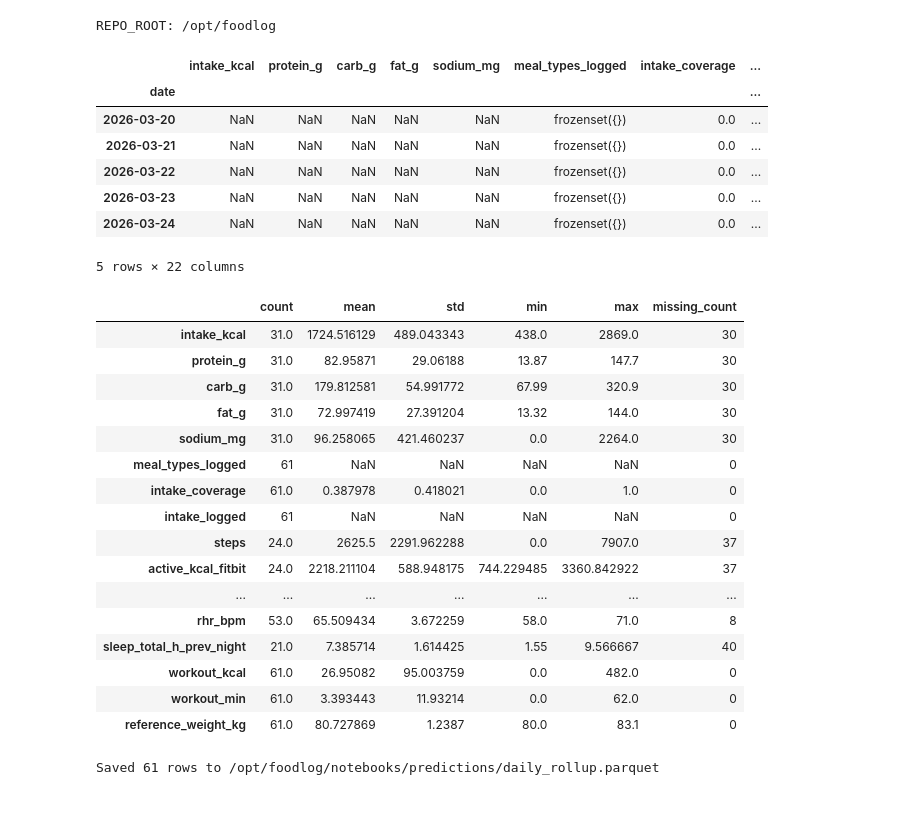
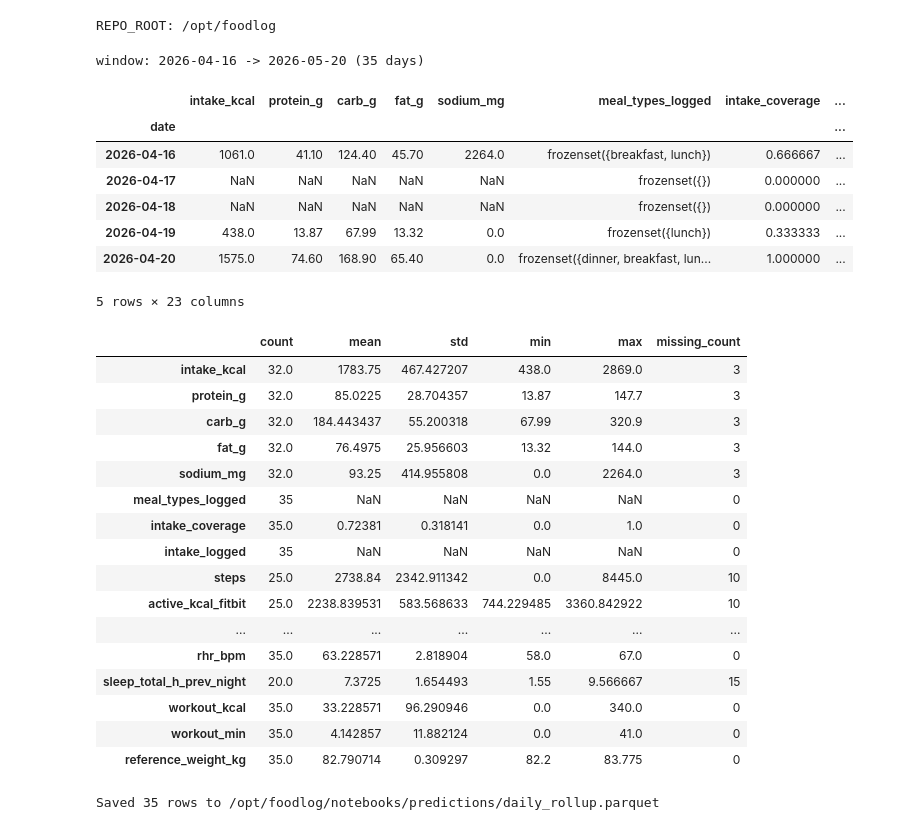
Before and after one commit to ryanckelly/Foodlog, a Jupyter notebook: notebooks/02_data_pipeline.ipynb, the cells around one changed output. Drawn from its saved outputs; the diff is of its cells as text; code cells hidden in the pictures.

```diff
--- a/notebooks/02_data_pipeline.ipynb
+++ b/notebooks/02_data_pipeline.ipynb
@@ -41,28 +41,34 @@ print(f'REPO_ROOT: {REPO_ROOT}')
 # %% [output]
 REPO_ROOT: /opt/foodlog
 # %%
-# Date range — defaults to last 60 days. Adjust as needed.
+# Date range — scope to actual food-logging history (auto-discovered).
+# Override LOOKBACK_DAYS to pull more (e.g. for retrospective HR-only analysis).
+from body_sim.pipeline import first_food_log_date
+
 end = datetime.date.today()
-start = end - datetime.timedelta(days=60)
+first_logged = first_food_log_date(session)
+start = first_logged if first_logged is not None else end - datetime.timedelta(days=60)
+print(f'window: {start} -> {end} ({(end - start).days + 1} days)')
 
 df = build_daily_rollup(
     session=session,
     start=start,
     end=end,
     weight_kg_fallback=80.0,
     age=DEFAULT_PROFILE['age'],
     sex=DEFAULT_PROFILE['sex'],
 )
 df.head()
 # %% [output]
+window: 2026-04-16 -> 2026-05-20 (35 days)
 |  | intake_kcal | protein_g | carb_g | fat_g | sodium_mg | meal_types_logged | intake_coverage | ... |
 | date |  |  |  |  |  |  |  | ... |
-| 2026-03-20 | NaN | NaN | NaN | NaN | NaN | frozenset({}) | 0.0 | ... |
-| 2026-03-21 | NaN | NaN | NaN | NaN | NaN | frozenset({}) | 0.0 | ... |
-| 2026-03-22 | NaN | NaN | NaN | NaN | NaN | frozenset({}) | 0.0 | ... |
-| 2026-03-23 | NaN | NaN | NaN | NaN | NaN | frozenset({}) | 0.0 | ... |
-| 2026-03-24 | NaN | NaN | NaN | NaN | NaN | frozenset({}) | 0.0 | ... |
+| 2026-04-16 | 1061.0 | 41.10 | 124.40 | 45.70 | 2264.0 | frozenset({breakfast, lunch}) | 0.666667 | ... |
+| 2026-04-17 | NaN | NaN | NaN | NaN | NaN | frozenset({}) | 0.000000 | ... |
+| 2026-04-18 | NaN | NaN | NaN | NaN | NaN | frozenset({}) | 0.000000 | ... |
+| 2026-04-19 | 438.0 | 13.87 | 67.99 | 13.32 | 0.0 | frozenset({lunch}) | 0.333333 | ... |
+| 2026-04-20 | 1575.0 | 74.60 | 168.90 | 65.40 | 0.0 | frozenset({dinner, breakfast, lun... | 1.000000 | ... |
-5 rows × 22 columns
+5 rows × 23 columns
 # %%
 # Summary stats
 import pandas as pd
@@ -73,22 +79,22 @@ summary['missing_count'] = df.isna().sum()
 summary[['count', 'mean', 'std', 'min', 'max', 'missing_count']]
 # %% [output]
 |  | count | mean | std | min | max | missing_count |
-| intake_kcal | 31.0 | 1724.516129 | 489.043343 | 438.0 | 2869.0 | 30 |
-| protein_g | 31.0 | 82.95871 | 29.06188 | 13.87 | 147.7 | 30 |
-| carb_g | 31.0 | 179.812581 | 54.991772 | 67.99 | 320.9 | 30 |
-| fat_g | 31.0 | 72.997419 | 27.391204 | 13.32 | 144.0 | 30 |
-| sodium_mg | 31.0 | 96.258065 | 421.460237 | 0.0 | 2264.0 | 30 |
-| meal_types_logged | 61 | NaN | NaN | NaN | NaN | 0 |
-| intake_coverage | 61.0 | 0.387978 | 0.418021 | 0.0 | 1.0 | 0 |
-| intake_logged | 61 | NaN | NaN | NaN | NaN | 0 |
-| steps | 24.0 | 2625.5 | 2291.962288 | 0.0 | 7907.0 | 37 |
-| active_kcal_fitbit | 24.0 | 2218.211104 | 588.948175 | 744.229485 | 3360.842922 | 37 |
+| intake_kcal | 32.0 | 1783.75 | 467.427207 | 438.0 | 2869.0 | 3 |
+| protein_g | 32.0 | 85.0225 | 28.704357 | 13.87 | 147.7 | 3 |
+| carb_g | 32.0 | 184.443437 | 55.200318 | 67.99 | 320.9 | 3 |
+| fat_g | 32.0 | 76.4975 | 25.956603 | 13.32 | 144.0 | 3 |
+| sodium_mg | 32.0 | 93.25 | 414.955808 | 0.0 | 2264.0 | 3 |
+| meal_types_logged | 35 | NaN | NaN | NaN | NaN | 0 |
+| intake_coverage | 35.0 | 0.72381 | 0.318141 | 0.0 | 1.0 | 0 |
+| intake_logged | 35 | NaN | NaN | NaN | NaN | 0 |
+| steps | 25.0 | 2738.84 | 2342.911342 | 0.0 | 8445.0 | 10 |
+| active_kcal_fitbit | 25.0 | 2238.839531 | 583.568633 | 744.229485 | 3360.842922 | 10 |
 | ... | ... | ... | ... | ... | ... | ... |
-| rhr_bpm | 53.0 | 65.509434 | 3.672259 | 58.0 | 71.0 | 8 |
-| sleep_total_h_prev_night | 21.0 | 7.385714 | 1.614425 | 1.55 | 9.566667 | 40 |
-| workout_kcal | 61.0 | 26.95082 | 95.003759 | 0.0 | 482.0 | 0 |
-| workout_min | 61.0 | 3.393443 | 11.93214 | 0.0 | 62.0 | 0 |
-| reference_weight_kg | 61.0 | 80.727869 | 1.2387 | 80.0 | 83.1 | 0 |
+| rhr_bpm | 35.0 | 63.228571 | 2.818904 | 58.0 | 67.0 | 0 |
+| sleep_total_h_prev_night | 20.0 | 7.3725 | 1.654493 | 1.55 | 9.566667 | 15 |
+| workout_kcal | 35.0 | 33.228571 | 96.290946 | 0.0 | 340.0 | 0 |
+| workout_min | 35.0 | 4.142857 | 11.882124 | 0.0 | 41.0 | 0 |
+| reference_weight_kg | 35.0 | 82.790714 | 0.309297 | 82.2 | 83.775 | 0 |
 # %%
 # Save as a parquet artifact for downstream notebooks.
 # meal_types_logged is a frozenset column; pyarrow cannot serialise sets/frozensets,
@@ -102,4 +108,4 @@ if 'meal_types_logged' in df_out.columns:
 df_out.to_parquet(artifact_path)
 print(f'Saved {len(df_out)} rows to {artifact_path}')
 # %% [output]
-Saved 61 rows to /opt/foodlog/notebooks/predictions/daily_rollup.parquet
+Saved 35 rows to /opt/foodlog/notebooks/predictions/daily_rollup.parquet
```
Also changed, not shown: 14 other files.
